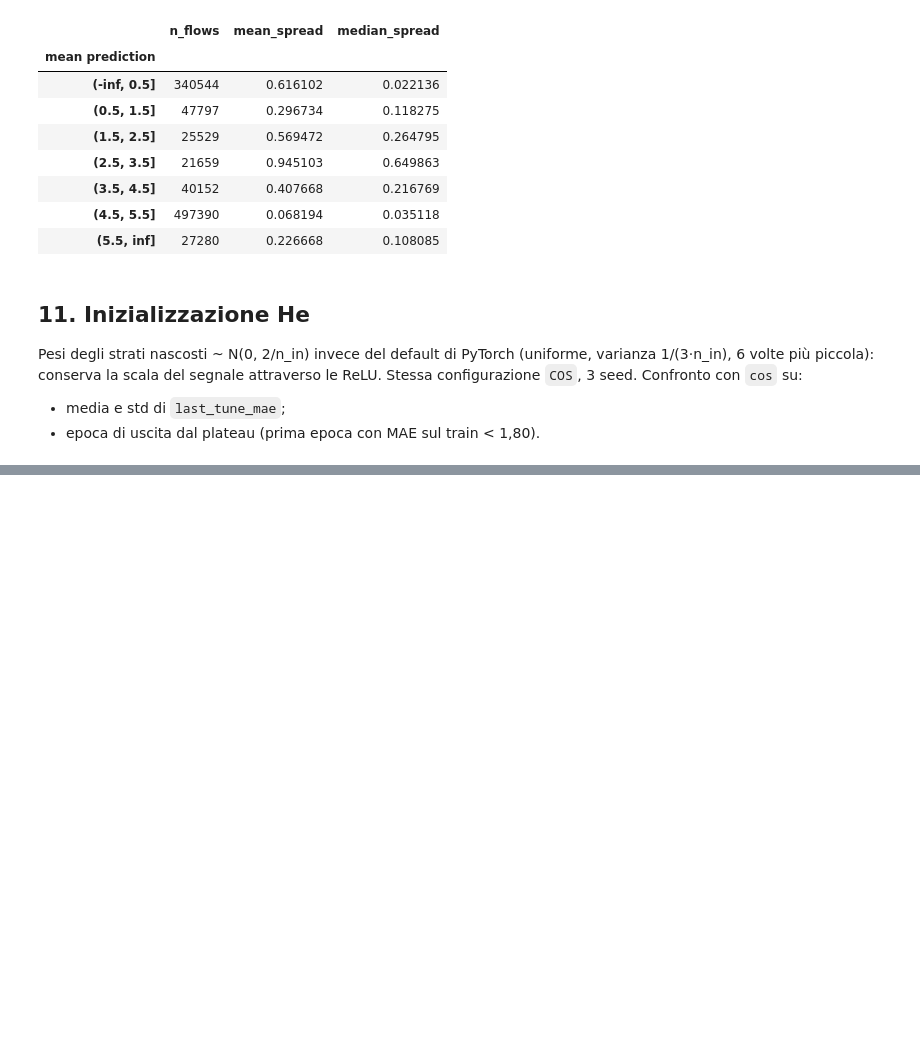
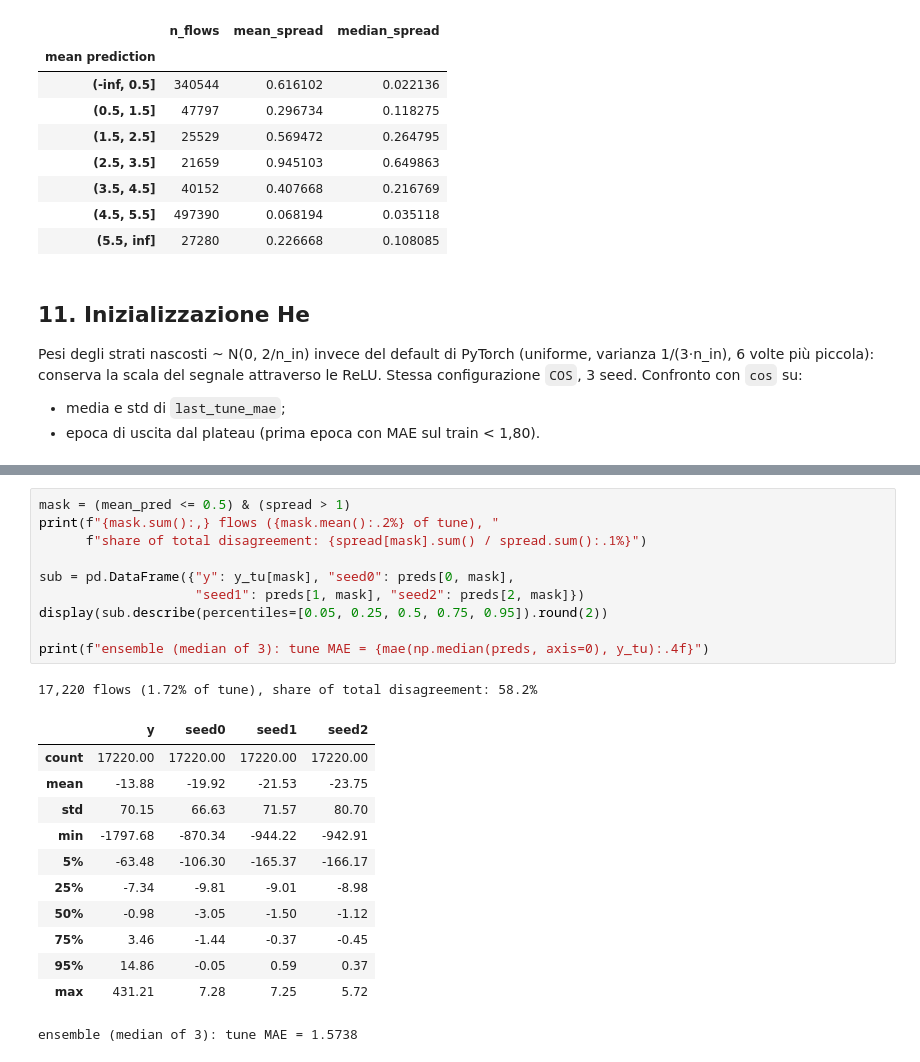
Before and after one commit to giovannipavan/flow-tokenization, a Jupyter notebook: scratch/baselineB3.ipynb, the cells around one changed output, grey strips where cells are left out. Drawn from its saved outputs; the diff is of its cells as text; blank space fills up the shorter version.

```diff
--- a/scratch/baselineB3.ipynb
+++ b/scratch/baselineB3.ipynb
@@ -775,0 +757,24 @@ epoch  2  lr 3.0e-03  train 1.8899  tune 1.6773  (8.9 s)
+# %%
+mask = (mean_pred <= 0.5) & (spread > 1)
+print(f"{mask.sum():,} flows ({mask.mean():.2%} of tune), "
+      f"share of total disagreement: {spread[mask].sum() / spread.sum():.1%}")
+
+sub = pd.DataFrame({"y": y_tu[mask], "seed0": preds[0, mask],
+                    "seed1": preds[1, mask], "seed2": preds[2, mask]})
+display(sub.describe(percentiles=[0.05, 0.25, 0.5, 0.75, 0.95]).round(2))
+
+print(f"ensemble (median of 3): tune MAE = {mae(np.median(preds, axis=0), y_tu):.4f}")
+# %% [output]
+17,220 flows (1.72% of tune), share of total disagreement: 58.2%
+|  | y | seed0 | seed1 | seed2 |
+| count | 17220.00 | 17220.00 | 17220.00 | 17220.00 |
+| mean | -13.88 | -19.92 | -21.53 | -23.75 |
+| std | 70.15 | 66.63 | 71.57 | 80.70 |
+| min | -1797.68 | -870.34 | -944.22 | -942.91 |
+| 5% | -63.48 | -106.30 | -165.37 | -166.17 |
+| 25% | -7.34 | -9.81 | -9.01 | -8.98 |
+| 50% | -0.98 | -3.05 | -1.50 | -1.12 |
+| 75% | 3.46 | -1.44 | -0.37 | -0.45 |
+| 95% | 14.86 | -0.05 | 0.59 | 0.37 |
+| max | 431.21 | 7.28 | 7.25 | 5.72 |
+ensemble (median of 3): tune MAE = 1.5738
```
Also changed, not shown: parts of 6 cells of this notebook.
